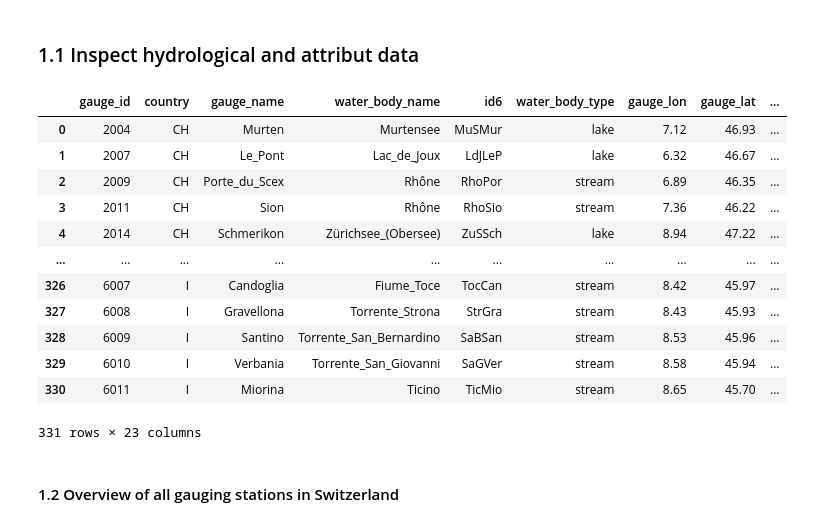
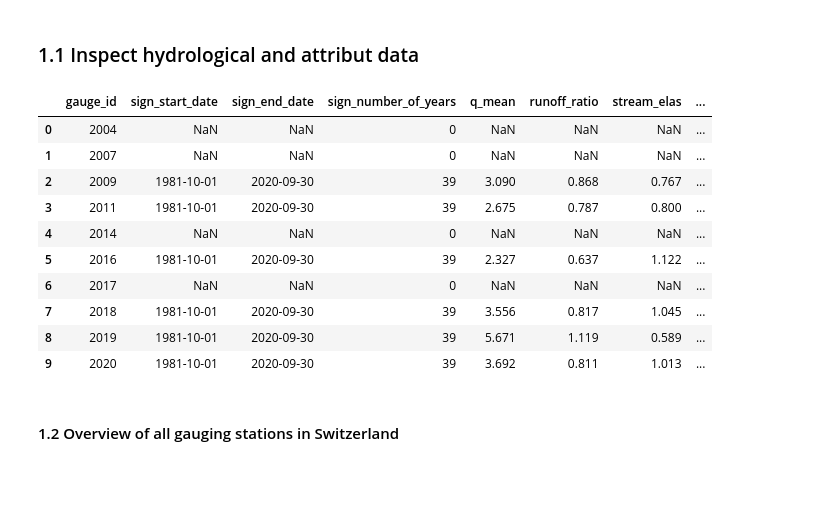
Before and after one commit to javierfeller/stochastic_hydrology, a Jupyter notebook: notebooks/script.ipynb, the cells around one changed output. Drawn from its saved outputs; the diff is of its cells as text; code cells hidden in the pictures; blank space fills up the shorter version.

```diff
--- a/notebooks/script.ipynb
+++ b/notebooks/script.ipynb
@@ -15,24 +15,21 @@ import pymannkendall as mk
 ### 1.1 Inspect hydrological and attribut data
 # %%
 hydro_df=pd.read_csv(r"..\data\static_attributes\CAMELS_CH_hydrology_attributes_obs.csv", skiprows=1)
-attributes_df=pd.read_csv(r"C:\Users\Javier Feller\Documents\UZH\Master\FS26\Stochastic Hydrology\Project\Git_stochastic_hydrology\data\static_attributes\CAMELS_CH_topographic_attributes.csv", encoding="cp1252", skiprows=1)
+attributes_df=pd.read_csv(r"..\data\static_attributes\CAMELS_CH_topographic_attributes.csv", encoding="cp1252", skiprows=1)
 hydro_df.columns
 hydro_df.head(10)
-attributes_df
 # %% [output]
-|  | gauge_id | country | gauge_name | water_body_name | id6 | water_body_type | gauge_lon | gauge_lat | ... |
-| 0 | 2004 | CH | Murten | Murtensee | MuSMur | lake | 7.12 | 46.93 | ... |
-| 1 | 2007 | CH | Le_Pont | Lac_de_Joux | LdJLeP | lake | 6.32 | 46.67 | ... |
-| 2 | 2009 | CH | Porte_du_Scex | Rhône | RhoPor | stream | 6.89 | 46.35 | ... |
-| 3 | 2011 | CH | Sion | Rhône | RhoSio | stream | 7.36 | 46.22 | ... |
-| 4 | 2014 | CH | Schmerikon | Zürichsee_(Obersee) | ZuSSch | lake | 8.94 | 47.22 | ... |
-| ... | ... | ... | ... | ... | ... | ... | ... | ... | ... |
-| 326 | 6007 | I | Candoglia | Fiume_Toce | TocCan | stream | 8.42 | 45.97 | ... |
-| 327 | 6008 | I | Gravellona | Torrente_Strona | StrGra | stream | 8.43 | 45.93 | ... |
-| 328 | 6009 | I | Santino | Torrente_San_Bernardino | SaBSan | stream | 8.53 | 45.96 | ... |
-| 329 | 6010 | I | Verbania | Torrente_San_Giovanni | SaGVer | stream | 8.58 | 45.94 | ... |
-| 330 | 6011 | I | Miorina | Ticino | TicMio | stream | 8.65 | 45.70 | ... |
+|  | gauge_id | sign_start_date | sign_end_date | sign_number_of_years | q_mean | runoff_ratio | stream_elas | ... |
+| 0 | 2004 | NaN | NaN | 0 | NaN | NaN | NaN | ... |
+| 1 | 2007 | NaN | NaN | 0 | NaN | NaN | NaN | ... |
+| 2 | 2009 | 1981-10-01 | 2020-09-30 | 39 | 3.090 | 0.868 | 0.767 | ... |
+| 3 | 2011 | 1981-10-01 | 2020-09-30 | 39 | 2.675 | 0.787 | 0.800 | ... |
+| 4 | 2014 | NaN | NaN | 0 | NaN | NaN | NaN | ... |
+| 5 | 2016 | 1981-10-01 | 2020-09-30 | 39 | 2.327 | 0.637 | 1.122 | ... |
+| 6 | 2017 | NaN | NaN | 0 | NaN | NaN | NaN | ... |
+| 7 | 2018 | 1981-10-01 | 2020-09-30 | 39 | 3.556 | 0.817 | 1.045 | ... |
+| 8 | 2019 | 1981-10-01 | 2020-09-30 | 39 | 5.671 | 1.119 | 0.589 | ... |
+| 9 | 2020 | 1981-10-01 | 2020-09-30 | 39 | 3.692 | 0.811 | 1.013 | ... |
-331 rows × 23 columns
 # %% [markdown]
 #### 1.2 Overview of all gauging stations in Switzerland
 # %%
```
Also changed, not shown: parts of 34 cells of this notebook.
